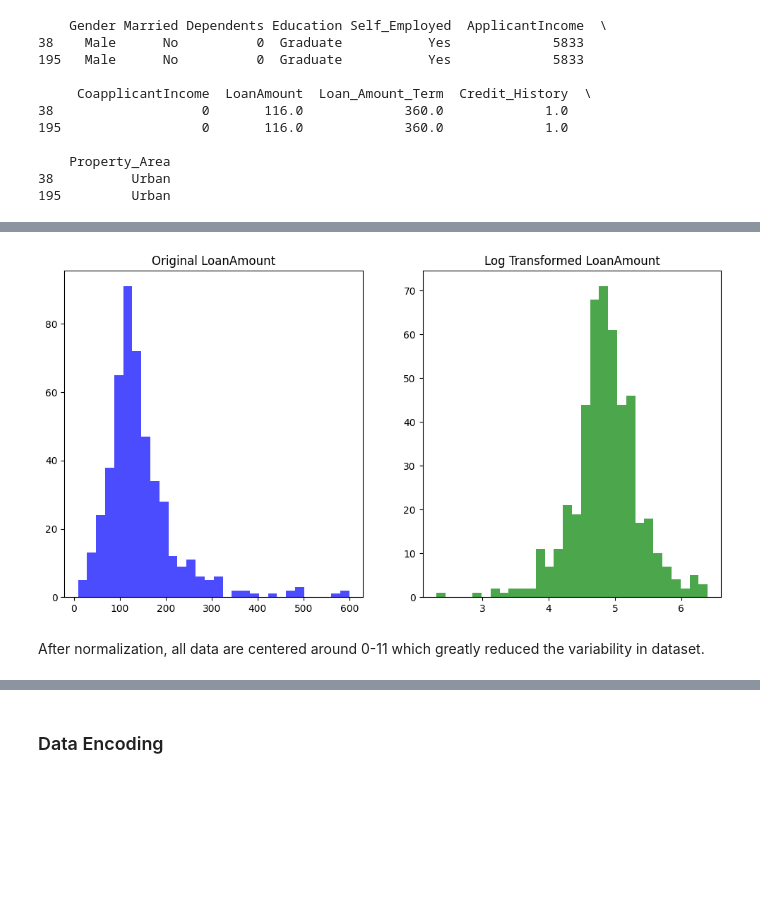
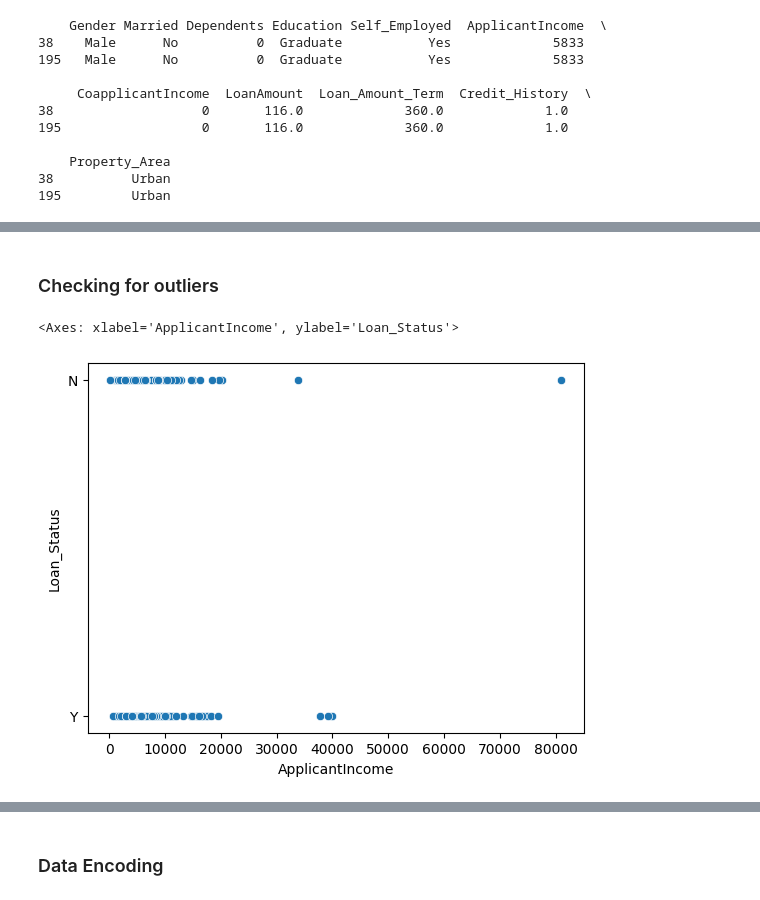
Before and after one commit to NDarayut/Loan-Approval-Prediction-Reimplementation, a Jupyter notebook: notebooks/eda.ipynb, the cells around one changed output, grey strips where cells are left out. Drawn from its saved outputs; the diff is of its cells as text; code cells hidden in the pictures; blank space fills up the shorter version.

Commit message:
Clean Data

```diff
--- a/notebooks/eda.ipynb
+++ b/notebooks/eda.ipynb
@@ -200,9 +166,0 @@ train_data_old = train_data.copy()
-# %%
-train_data["ApplicantIncome"] = np.log1p(train_data["ApplicantIncome"])
-train_data["CoapplicantIncome"] = np.log1p(train_data["CoapplicantIncome"])
-train_data["LoanAmount"] = np.log1p(train_data["LoanAmount"])
-
-
-test_data["ApplicantIncome"] = np.log1p(test_data["ApplicantIncome"])
-test_data["CoapplicantIncome"] = np.log1p(test_data["CoapplicantIncome"])
-test_data["LoanAmount"] = np.log1p(test_data["LoanAmount"])
@@ -239,17 +167,7 @@ plt.show()
-# %%
-# Plot histograms before and after transformation
-fig, ax = plt.subplots(1, 2, figsize=(12, 6))
-
-# Original data
-ax[0].hist(train_data_old['LoanAmount'], bins=30, color='blue', alpha=0.7)
-ax[0].set_title('Original LoanAmount')
-
-# After log transformation
-ax[1].hist(train_data['LoanAmount'], bins=30, color='green', alpha=0.7)
-ax[1].set_title('Log Transformed LoanAmount')
-
-plt.show()
-# %% [output]
-[figure, removed]
-# %% [markdown]
-After normalization, all data are centered around 0-11 which greatly reduced the variability in dataset.
+# %% [markdown]
+### Checking for outliers
+# %%
+sns.scatterplot(x=train_data['ApplicantIncome'], y=train_data['Loan_Status'])
+# %% [output]
+<Axes: xlabel='ApplicantIncome', ylabel='Loan_Status'>
+[figure, added]
```
Also changed, not shown: parts of 29 cells of this notebook, 2 other files.
